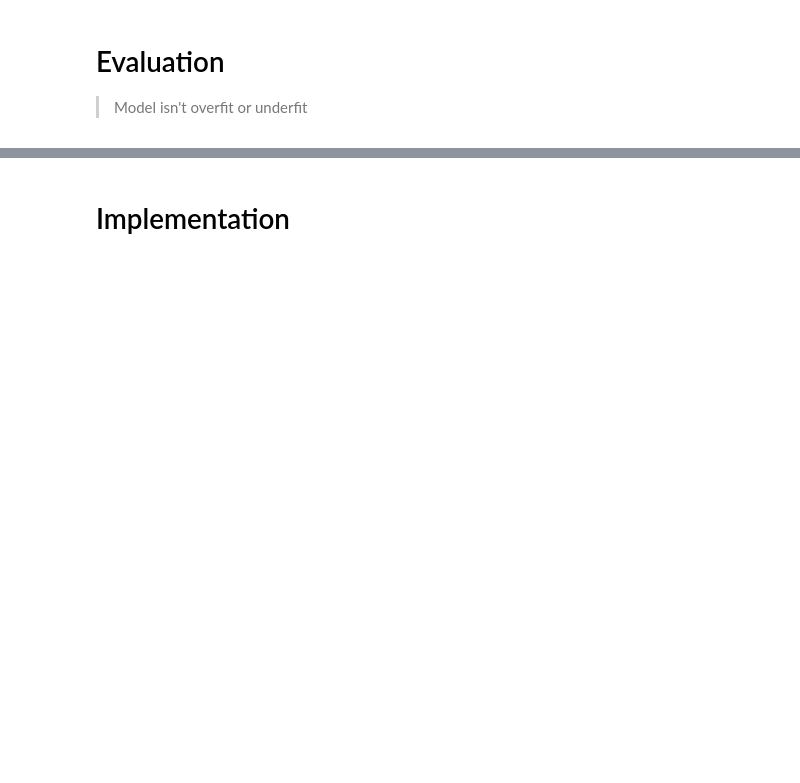
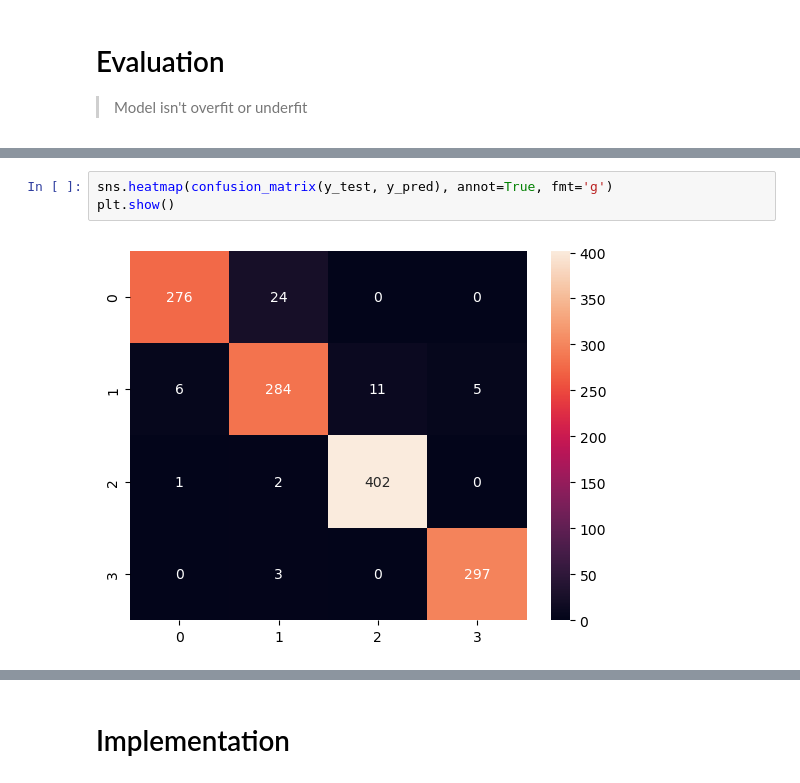
Before and after one commit to brianketaren14/Brain-Tumor-Classsification-Using-CNN, a Jupyter notebook: brain_tumor.ipynb, the cells around one changed output, grey strips where cells are left out. Cells and saved outputs as stored; diff of their text form; blank space fills up the shorter version.

```diff
--- a/brain_tumor.ipynb
+++ b/brain_tumor.ipynb
@@ -200,0 +216,5 @@ WARNING:absl:Error in loading the saved optimizer state. As a result, your model
+# %%
+sns.heatmap(confusion_matrix(y_test, y_pred), annot=True, fmt='g')
+plt.show()
+# %% [output]
+[figure, added]
```
Also changed, not shown: parts of 26 cells of this notebook.
